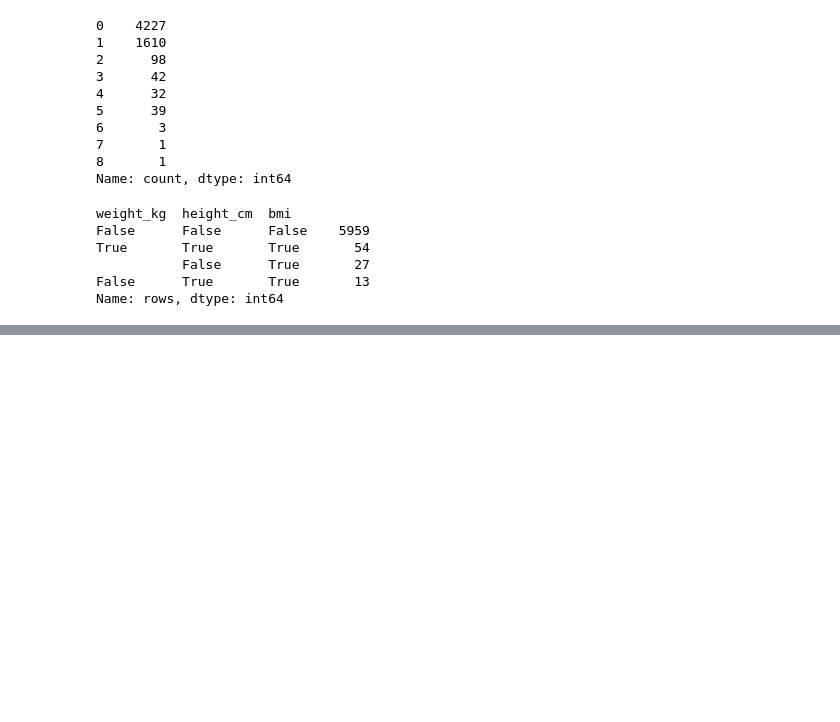
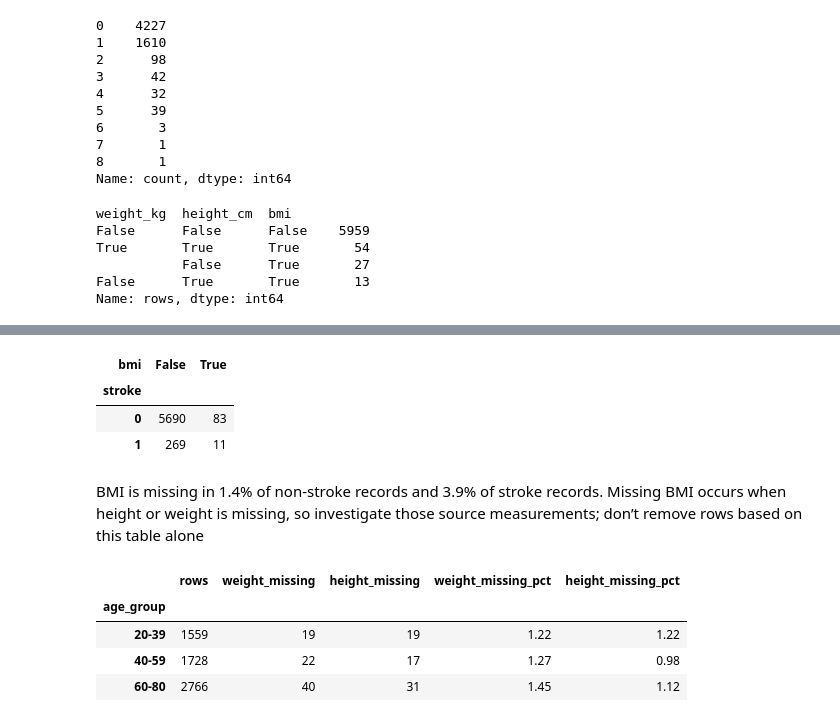
Before and after one commit to Patrick-Veneficus/stroke, a Jupyter notebook: notebooks/cleaning_stroke.ipynb, the cells around one changed output, grey strips where cells are left out. Drawn from its saved outputs; the diff is of its cells as text; code cells hidden in the pictures; blank space fills up the shorter version.

```diff
--- a/notebooks/cleaning_stroke.ipynb
+++ b/notebooks/cleaning_stroke.ipynb
@@ -170,0 +228,32 @@ print("BMI missing despite both measurements:",
+# %%
+pd.crosstab(raw["stroke"], raw["bmi"].isna())
+# %% [output]
+| bmi | False | True |
+| stroke |  |  |
+| 0 | 5690 | 83 |
+| 1 | 269 | 11 |
+# %% [markdown]
+BMI is missing in 1.4% of non-stroke records and 3.9% of stroke records. Missing BMI occurs when height or weight is missing, so investigate those source measurements; don’t remove rows based on this table alone
+# %%
+age_group = pd.cut(
+    raw["age"],
+    bins = [19, 39, 59, 80],
+    labels = ["20-39", "40-59", "60-80"]
+)
+
+by_age = raw.assign(age_group = age_group).groupby("age_group").agg(
+    rows=("age", "size"),
+    weight_missing = ("weight_kg", lambda x: x.isna().sum()),
+    height_missing = ("height_cm", lambda x: x.isna().sum())
+)
+
+by_age["weight_missing_pct"] = 100.0 * by_age["weight_missing"] / by_age["rows"]
+by_age["height_missing_pct"] = 100.0* by_age["height_missing"] / by_age["rows"]
+
+by_age.round(2)
+# %% [output]
+|  | rows | weight_missing | height_missing | weight_missing_pct | height_missing_pct |
+| age_group |  |  |  |  |  |
+| 20-39 | 1559 | 19 | 19 | 1.22 | 1.22 |
+| 40-59 | 1728 | 22 | 17 | 1.27 | 0.98 |
+| 60-80 | 2766 | 40 | 31 | 1.45 | 1.12 |
```
Also changed, not shown: parts of 10 cells of this notebook, 6 other files.
